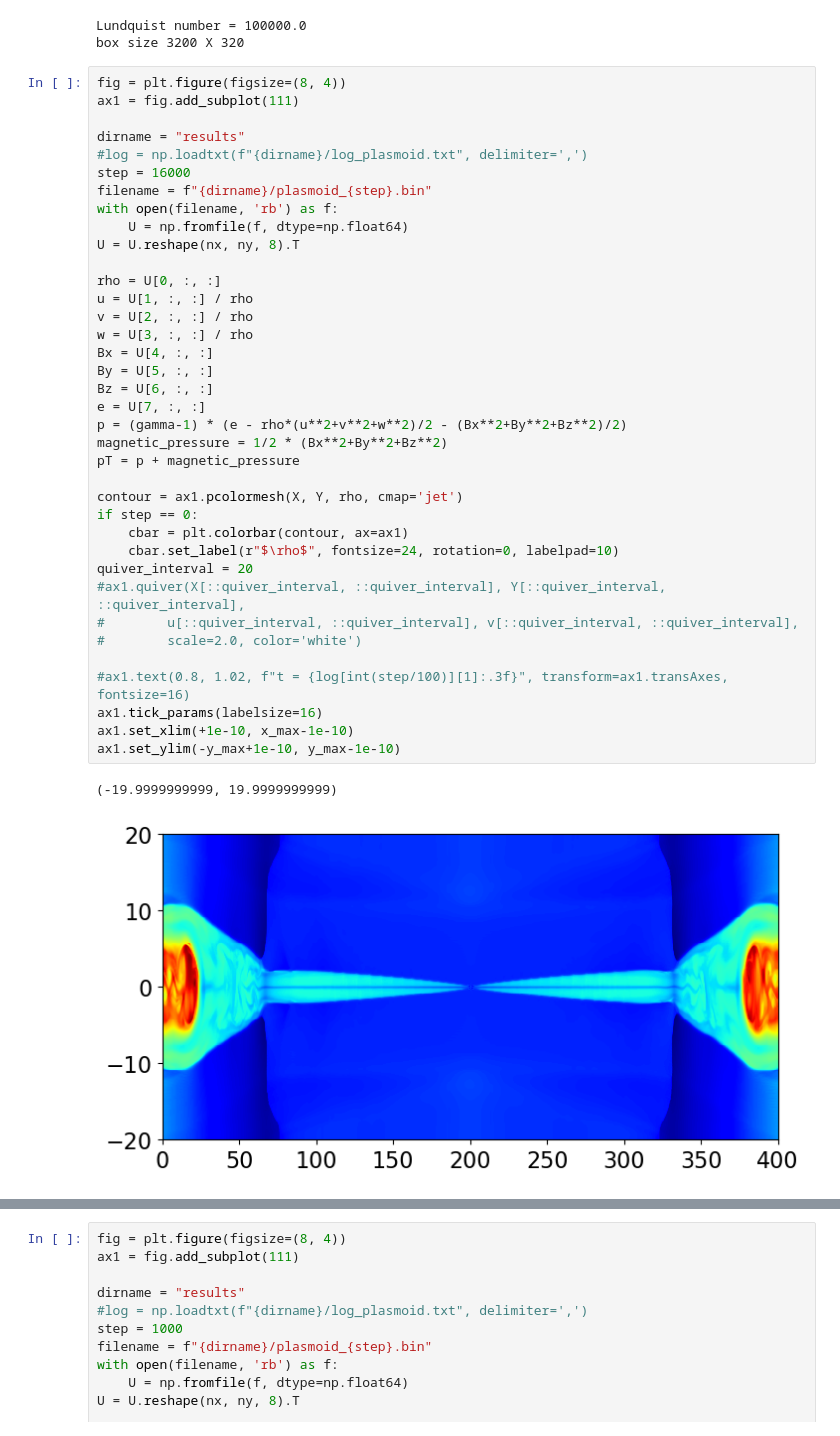
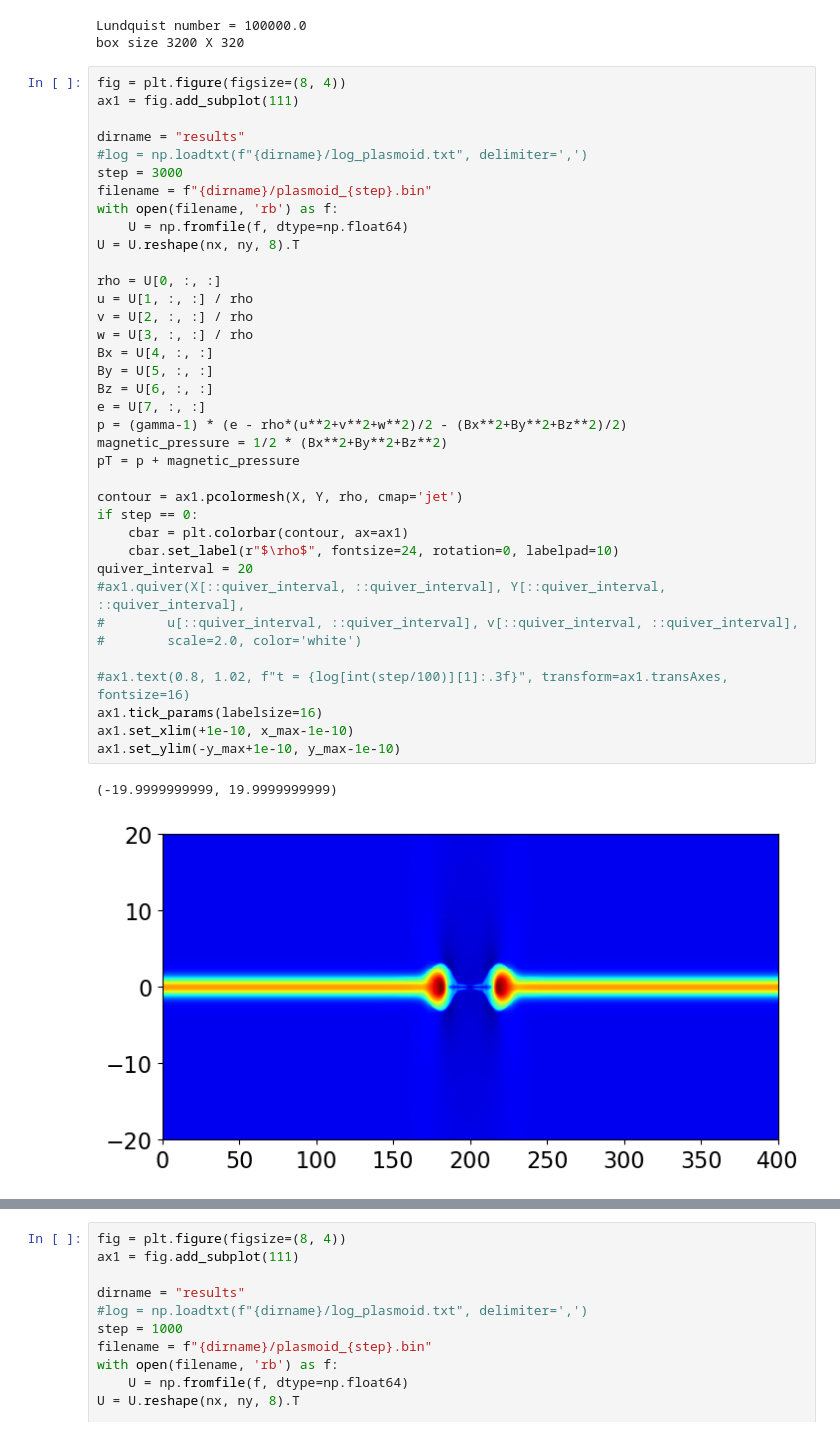
Before and after one commit to keita-akutagawa/ResistiveMHD_GPU, a Jupyter notebook: examples_2D/plasmoid/plasmoid.ipynb, the cells around one changed output, grey strips where cells are left out. Cells and saved outputs as stored; diff of their text form.

```diff
--- a/examples_2D/plasmoid/plasmoid.ipynb
+++ b/examples_2D/plasmoid/plasmoid.ipynb
@@ -35,40 +35,40 @@ ax1 = fig.add_subplot(111)
 
 dirname = "results"
 #log = np.loadtxt(f"{dirname}/log_plasmoid.txt", delimiter=',')
-step = 16000
+step = 3000
 filename = f"{dirname}/plasmoid_{step}.bin"
 with open(filename, 'rb') as f:
     U = np.fromfile(f, dtype=np.float64)
 U = U.reshape(nx, ny, 8).T
 
 rho = U[0, :, :]
 u = U[1, :, :] / rho
 v = U[2, :, :] / rho
 w = U[3, :, :] / rho
 Bx = U[4, :, :]
 By = U[5, :, :]
 Bz = U[6, :, :]
 e = U[7, :, :]
 p = (gamma-1) * (e - rho*(u**2+v**2+w**2)/2 - (Bx**2+By**2+Bz**2)/2)
 magnetic_pressure = 1/2 * (Bx**2+By**2+Bz**2)
 pT = p + magnetic_pressure
 
 contour = ax1.pcolormesh(X, Y, rho, cmap='jet')
 if step == 0:
     cbar = plt.colorbar(contour, ax=ax1)
     cbar.set_label(r"$\rho$", fontsize=24, rotation=0, labelpad=10)
 quiver_interval = 20
 #ax1.quiver(X[::quiver_interval, ::quiver_interval], Y[::quiver_interval, ::quiver_interval],
 #        u[::quiver_interval, ::quiver_interval], v[::quiver_interval, ::quiver_interval],
 #        scale=2.0, color='white')
 
 #ax1.text(0.8, 1.02, f"t = {log[int(step/100)][1]:.3f}", transform=ax1.transAxes, fontsize=16)
 ax1.tick_params(labelsize=16)
 ax1.set_xlim(+1e-10, x_max-1e-10)
 ax1.set_ylim(-y_max+1e-10, y_max-1e-10)
 # %% [output]
 (-19.9999999999, 19.9999999999)
-[figure, old version]
+[figure, new version]
 # %%
 fig = plt.figure(figsize=(8, 4))
 ax1 = fig.add_subplot(111)
```
Also changed, not shown: parts of 1 cell of this notebook, 1 other file.
